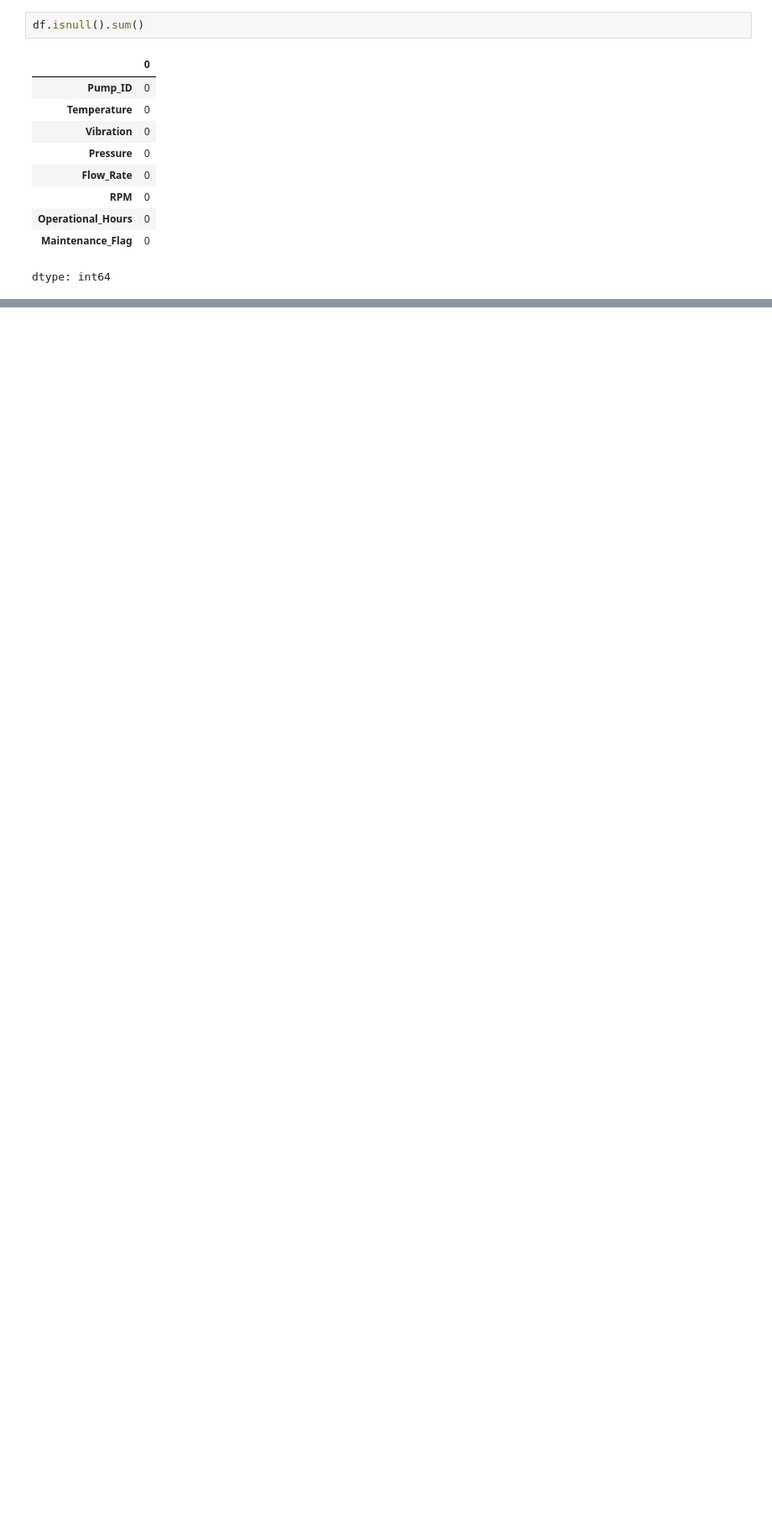
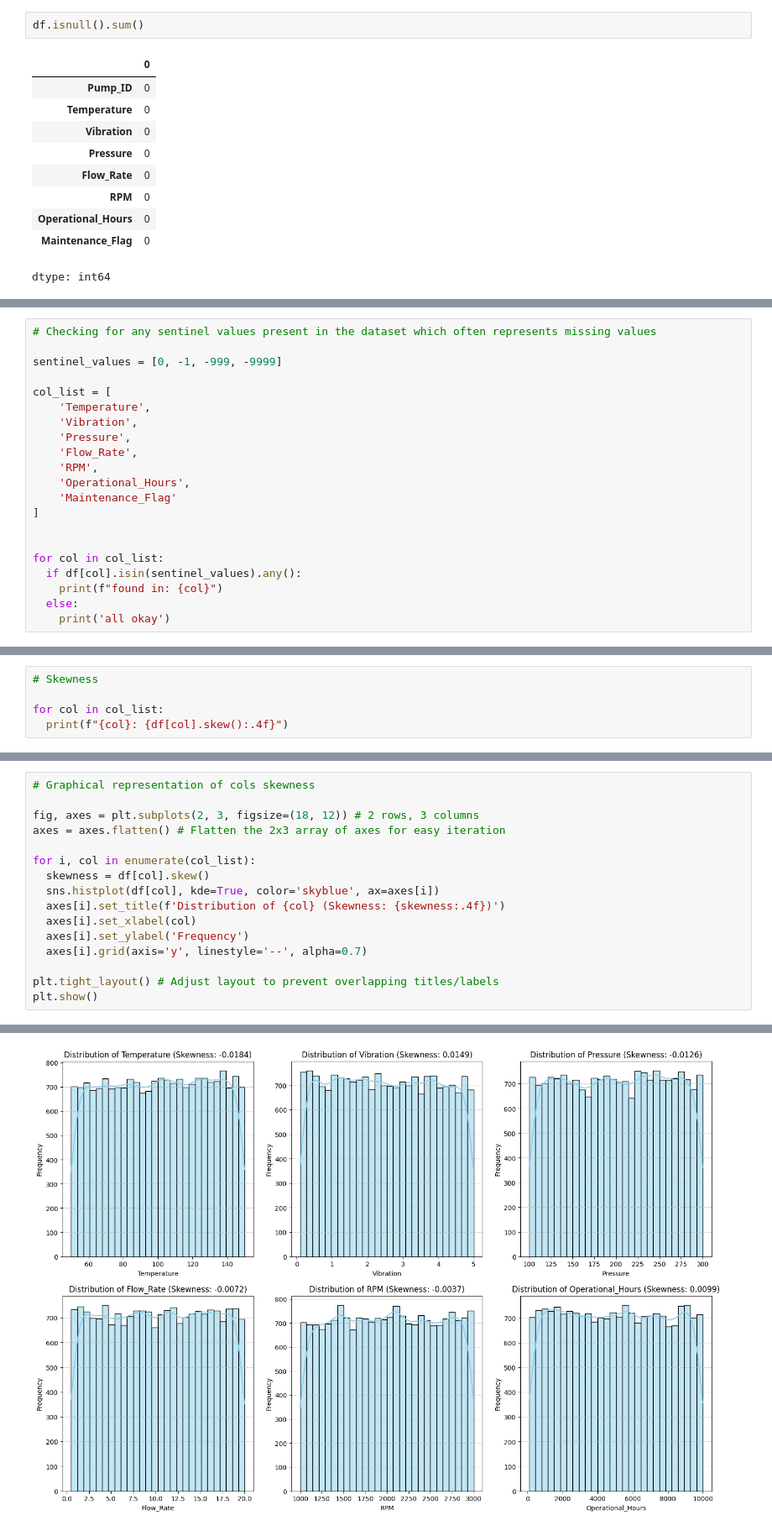
Before and after one commit to heyaankit/pdm-industrial-app, a Jupyter notebook: notebooks/1_pump_eda.ipynb, the cells around one changed output, grey strips where cells are left out. Shown at 84% size. Saved outputs shown, nothing was run; the diff lists cells and outputs as text; blank space fills up the shorter version.

```diff
--- a/notebooks/1_pump_eda.ipynb
+++ b/notebooks/1_pump_eda.ipynb
@@ -50,0 +68,21 @@ dtype: int64
+# %%
+# Checking for any sentinel values present in the dataset which often represents missing values
+
+sentinel_values = [0, -1, -999, -9999]
+
+col_list = [
+    'Temperature',
+    'Vibration',
+    'Pressure',
+    'Flow_Rate',
+    'RPM',
+    'Operational_Hours',
+    'Maintenance_Flag'
+]
+
+
+for col in col_list:
+  if df[col].isin(sentinel_values).any():
+    print(f"found in: {col}")
+  else:
+    print('all okay')
@@ -50,0 +109,5 @@ dtype: int64
+# %%
+# Skewness
+
+for col in col_list:
+  print(f"{col}: {df[col].skew():.4f}")
@@ -50,0 +122,17 @@ dtype: int64
+# %%
+# Graphical representation of cols skewness
+
+fig, axes = plt.subplots(2, 3, figsize=(18, 12)) # 2 rows, 3 columns
+axes = axes.flatten() # Flatten the 2x3 array of axes for easy iteration
+
+for i, col in enumerate(col_list):
+  skewness = df[col].skew()
+  sns.histplot(df[col], kde=True, color='skyblue', ax=axes[i])
+  axes[i].set_title(f'Distribution of {col} (Skewness: {skewness:.4f})')
+  axes[i].set_xlabel(col)
+  axes[i].set_ylabel('Frequency')
+  axes[i].grid(axis='y', linestyle='--', alpha=0.7)
+
+plt.tight_layout() # Adjust layout to prevent overlapping titles/labels
+plt.show()
+# %% [output]
@@ -50,0 +140 @@ dtype: int64
+[figure, added]
```
Also changed, not shown: parts of 9 cells of this notebook.
